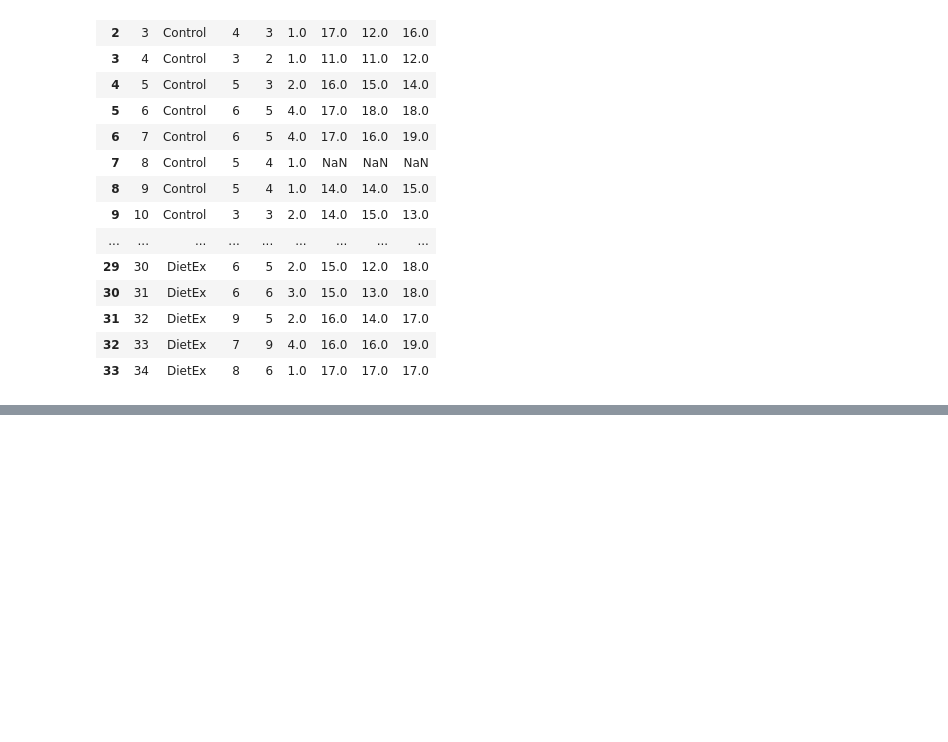
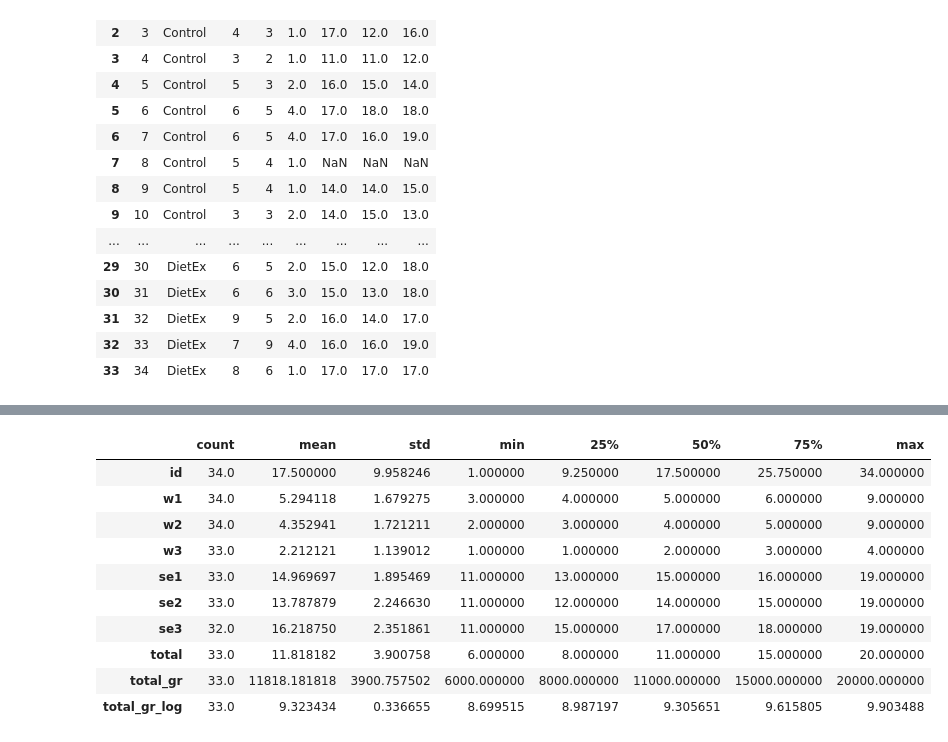
Before and after one commit to ArmanVasilovich/python_spbu, a Jupyter notebook: October-28/October-28-Pandas.ipynb, the cells around one changed output, grey strips where cells are left out. Cells and saved outputs as stored; diff of their text form; code cells hidden in the pictures; blank space fills up the shorter version.

Commit message:
agg and apply methods

```diff
--- a/October-28/October-28-Pandas.ipynb
+++ b/October-28/October-28-Pandas.ipynb
@@ -371,0 +381,5 @@ df
+# %%
+df['total'] = df['w1'] + df['w2'] + df['w3']
+# %%
+df['total_gr'] = df['total']*1000
+df.head()
@@ -371,0 +418,15 @@ df
+# %%
+df['total_gr_log'] = df['total_gr'].apply(np.log)
+df.describe().T
+# %% [output]
+|  | count | mean | std | min | 25% | 50% | 75% | max |
+| id | 34.0 | 17.500000 | 9.958246 | 1.000000 | 9.250000 | 17.500000 | 25.750000 | 34.000000 |
+| w1 | 34.0 | 5.294118 | 1.679275 | 3.000000 | 4.000000 | 5.000000 | 6.000000 | 9.000000 |
+| w2 | 34.0 | 4.352941 | 1.721211 | 2.000000 | 3.000000 | 4.000000 | 5.000000 | 9.000000 |
+| w3 | 33.0 | 2.212121 | 1.139012 | 1.000000 | 1.000000 | 2.000000 | 3.000000 | 4.000000 |
+| se1 | 33.0 | 14.969697 | 1.895469 | 11.000000 | 13.000000 | 15.000000 | 16.000000 | 19.000000 |
+| se2 | 33.0 | 13.787879 | 2.246630 | 11.000000 | 12.000000 | 14.000000 | 15.000000 | 19.000000 |
+| se3 | 32.0 | 16.218750 | 2.351861 | 11.000000 | 15.000000 | 17.000000 | 18.000000 | 19.000000 |
+| total | 33.0 | 11.818182 | 3.900758 | 6.000000 | 8.000000 | 11.000000 | 15.000000 | 20.000000 |
+| total_gr | 33.0 | 11818.181818 | 3900.757502 | 6000.000000 | 8000.000000 | 11000.000000 | 15000.000000 | 20000.000000 |
+| total_gr_log | 33.0 | 9.323434 | 0.336655 | 8.699515 | 8.987197 | 9.305651 | 9.615805 | 9.903488 |
```
Also changed, not shown: parts of 13 cells of this notebook.
